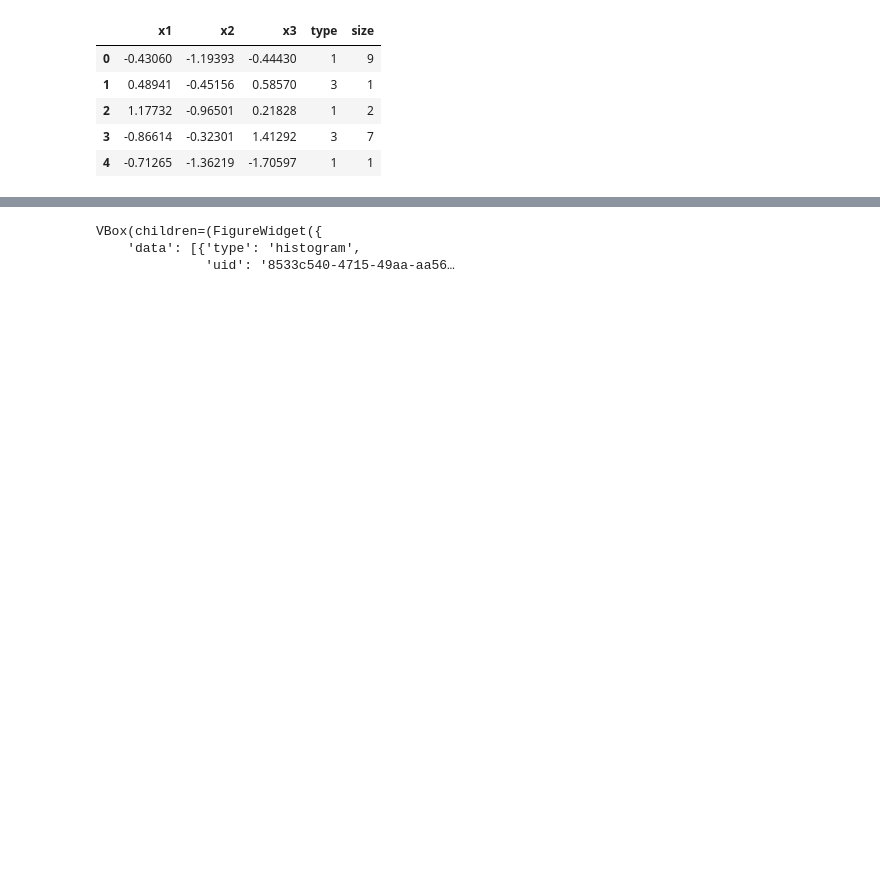
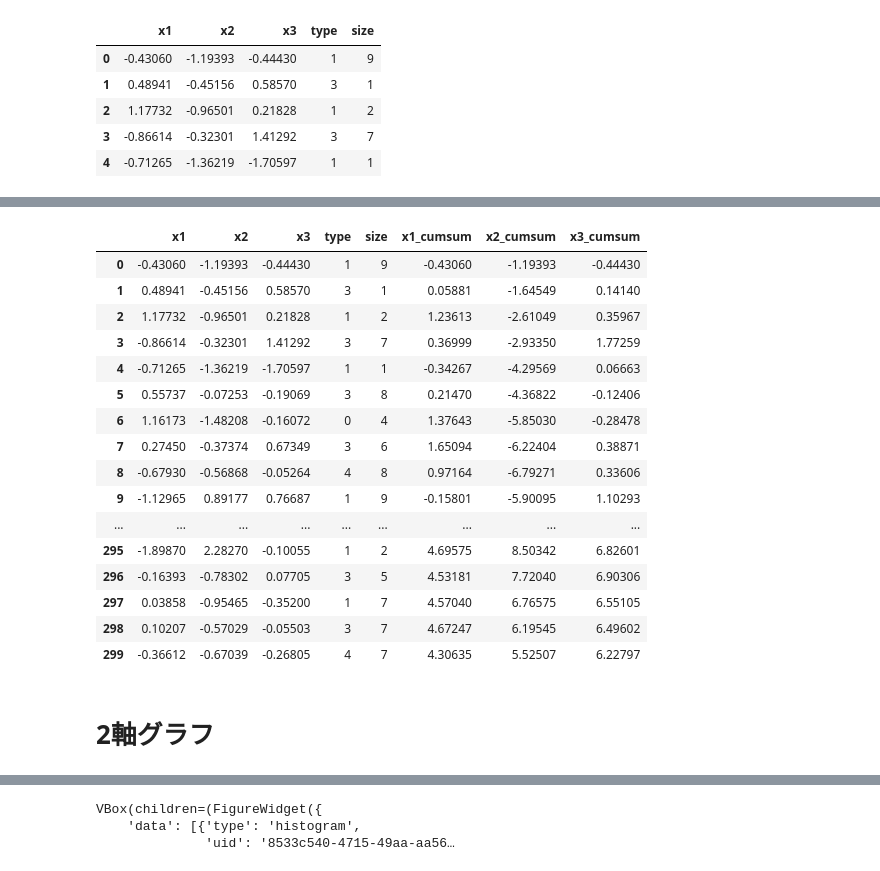
Before and after one commit to matsuken92/Qiita_Contents, a Jupyter notebook: plotly_demo/plotly_demo.ipynb, the cells around one changed output, grey strips where cells are left out. Cells and saved outputs as stored; diff of their text form; code cells hidden in the pictures; blank space fills up the shorter version.

```diff
--- a/plotly_demo/plotly_demo.ipynb
+++ b/plotly_demo/plotly_demo.ipynb
@@ -103,2 +108,24 @@ px.line(x_, y="val", color="name",)
 # %% [output]
 [interactive output not drawn]
+# %%
+x
+# %% [output]
+|  | x1 | x2 | x3 | type | size | x1_cumsum | x2_cumsum | x3_cumsum |
+| 0 | -0.43060 | -1.19393 | -0.44430 | 1 | 9 | -0.43060 | -1.19393 | -0.44430 |
+| 1 | 0.48941 | -0.45156 | 0.58570 | 3 | 1 | 0.05881 | -1.64549 | 0.14140 |
+| 2 | 1.17732 | -0.96501 | 0.21828 | 1 | 2 | 1.23613 | -2.61049 | 0.35967 |
+| 3 | -0.86614 | -0.32301 | 1.41292 | 3 | 7 | 0.36999 | -2.93350 | 1.77259 |
+| 4 | -0.71265 | -1.36219 | -1.70597 | 1 | 1 | -0.34267 | -4.29569 | 0.06663 |
+| 5 | 0.55737 | -0.07253 | -0.19069 | 3 | 8 | 0.21470 | -4.36822 | -0.12406 |
+| 6 | 1.16173 | -1.48208 | -0.16072 | 0 | 4 | 1.37643 | -5.85030 | -0.28478 |
+| 7 | 0.27450 | -0.37374 | 0.67349 | 3 | 6 | 1.65094 | -6.22404 | 0.38871 |
+| 8 | -0.67930 | -0.56868 | -0.05264 | 4 | 8 | 0.97164 | -6.79271 | 0.33606 |
+| 9 | -1.12965 | 0.89177 | 0.76687 | 1 | 9 | -0.15801 | -5.90095 | 1.10293 |
+| ... | ... | ... | ... | ... | ... | ... | ... | ... |
+| 295 | -1.89870 | 2.28270 | -0.10055 | 1 | 2 | 4.69575 | 8.50342 | 6.82601 |
+| 296 | -0.16393 | -0.78302 | 0.07705 | 3 | 5 | 4.53181 | 7.72040 | 6.90306 |
+| 297 | 0.03858 | -0.95465 | -0.35200 | 1 | 7 | 4.57040 | 6.76575 | 6.55105 |
+| 298 | 0.10207 | -0.57029 | -0.05503 | 3 | 7 | 4.67247 | 6.19545 | 6.49602 |
+| 299 | -0.36612 | -0.67039 | -0.26805 | 4 | 7 | 4.30635 | 5.52507 | 6.22797 |
+# %% [markdown]
+# 2軸グラフ
```
Also changed, not shown: parts of 9 cells of this notebook.
